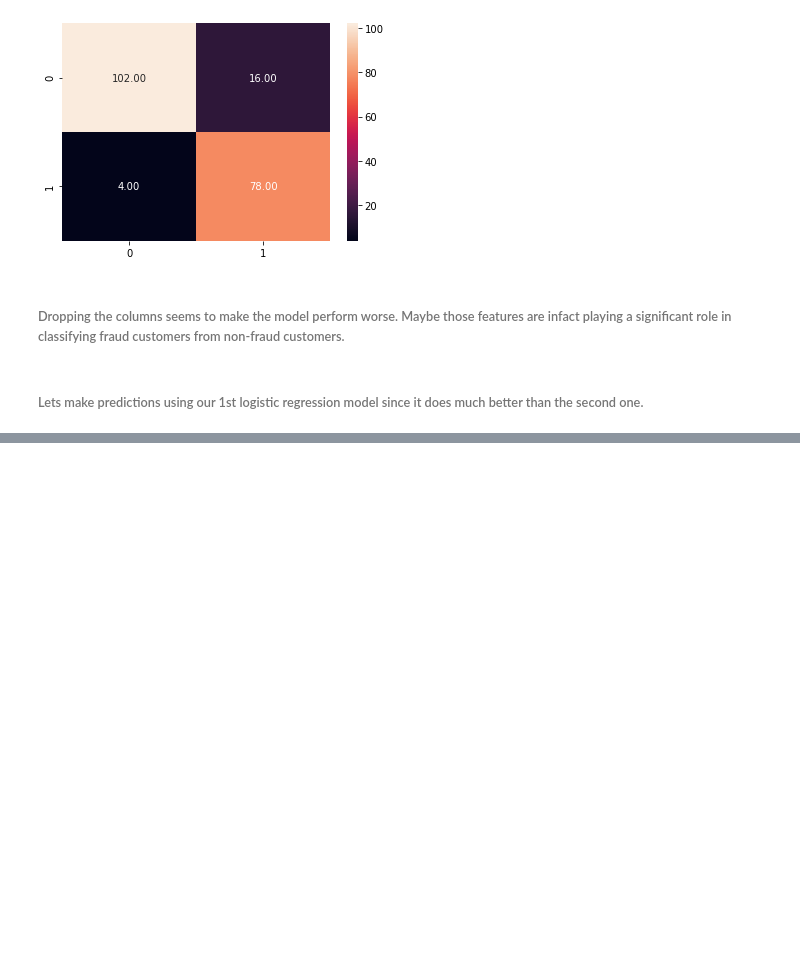
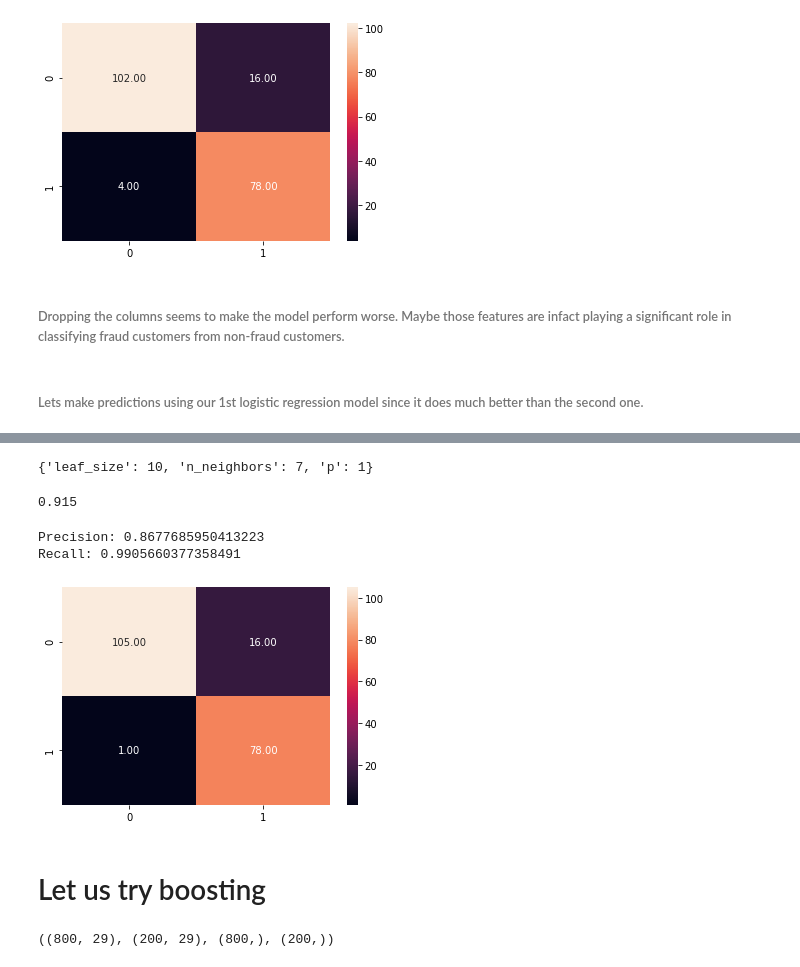
Before and after one commit to tejasmohanayyar/dockship_hackathon_credit_card_fraud, a Jupyter notebook: credit card fraud hackathon.ipynb, the cells around one changed output, grey strips where cells are left out. Drawn from its saved outputs; the diff is of its cells as text; code cells hidden in the pictures; blank space fills up the shorter version.

```diff
--- a/credit card fraud hackathon.ipynb
+++ b/credit card fraud hackathon.ipynb
@@ -252,0 +387,23 @@ subm.to_csv('submissions/submissionlog.csv',index= True,index_label = 'Index')
+# %%
+best_parameters = grid_search.best_params_
+print(best_parameters)
+# %% [output]
+{'leaf_size': 10, 'n_neighbors': 7, 'p': 1}
+# %%
+dtree = DecisionTreeClassifier(criterion = 'gini',max_depth = 6,min_samples_leaf = 5 ,min_samples_split = 6, splitter = 'random')
+dtree.fit(x_train,y_train)
+dtree.score(x_test,y_test)
+# %% [output]
+0.915
+# %%
+y_pred = dtree.predict(x_test)
+cmatrix = confusion_matrix(y_pred,y_test)
+sns.heatmap(cmatrix,annot = True,fmt = '.2f')
+prec = cmatrix[0][0]/(cmatrix[0][0]+cmatrix[0][1])
+recal = cmatrix[0][0]/(cmatrix[0][0]+cmatrix[1][0])
+print('Precision: {}'.format(prec))
+print('Recall: {}'.format(recal))
+# %% [output]
+Precision: 0.8677685950413223
+Recall: 0.9905660377358491
+[figure, added]
@@ -252,0 +416,2 @@ subm.to_csv('submissions/submissionlog.csv',index= True,index_label = 'Index')
+# %% [markdown]
+# Let us try boosting
@@ -252,0 +433,4 @@ subm.to_csv('submissions/submissionlog.csv',index= True,index_label = 'Index')
+# %%
+x_train.shape,x_test.shape,y_train.shape,y_test.shape
+# %% [output]
+((800, 29), (200, 29), (800,), (200,))
```
Also changed, not shown: parts of 85 cells of this notebook, 9 other files.
